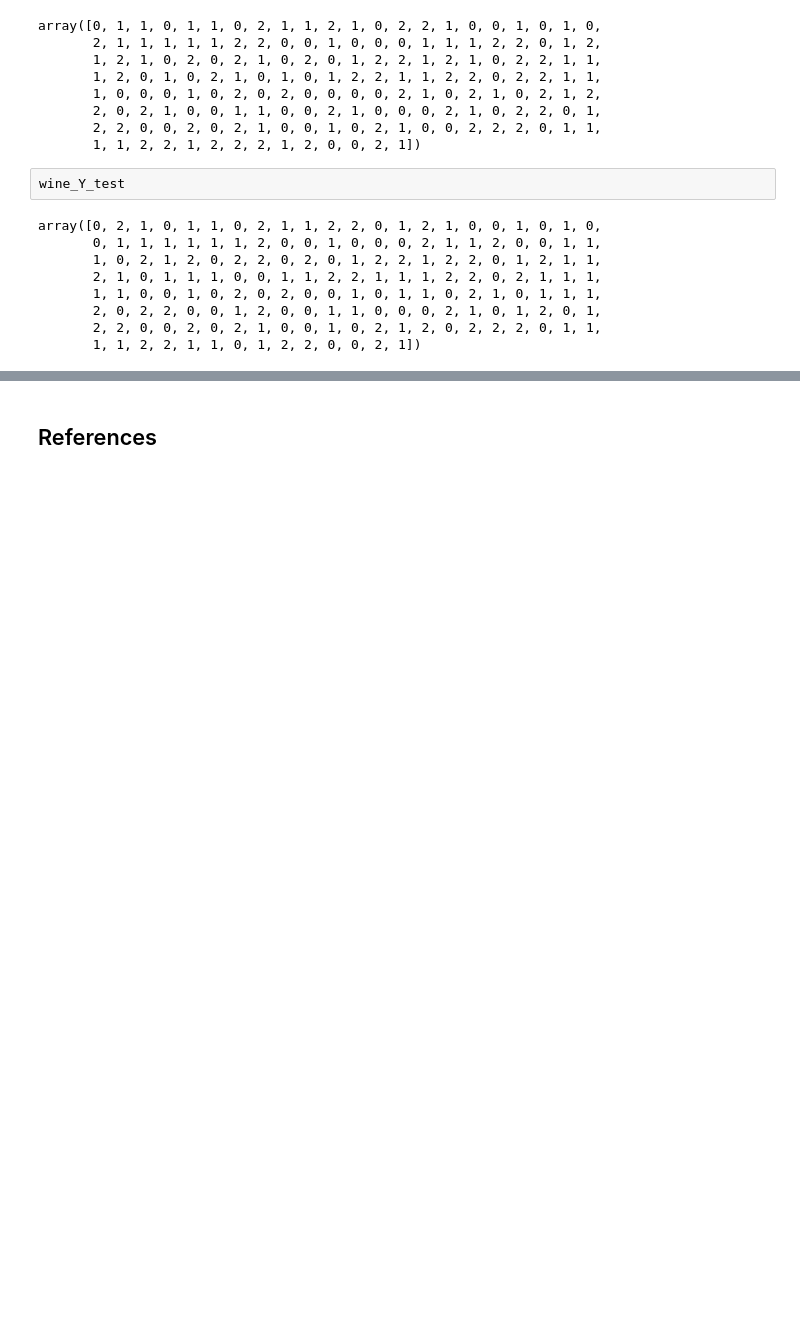
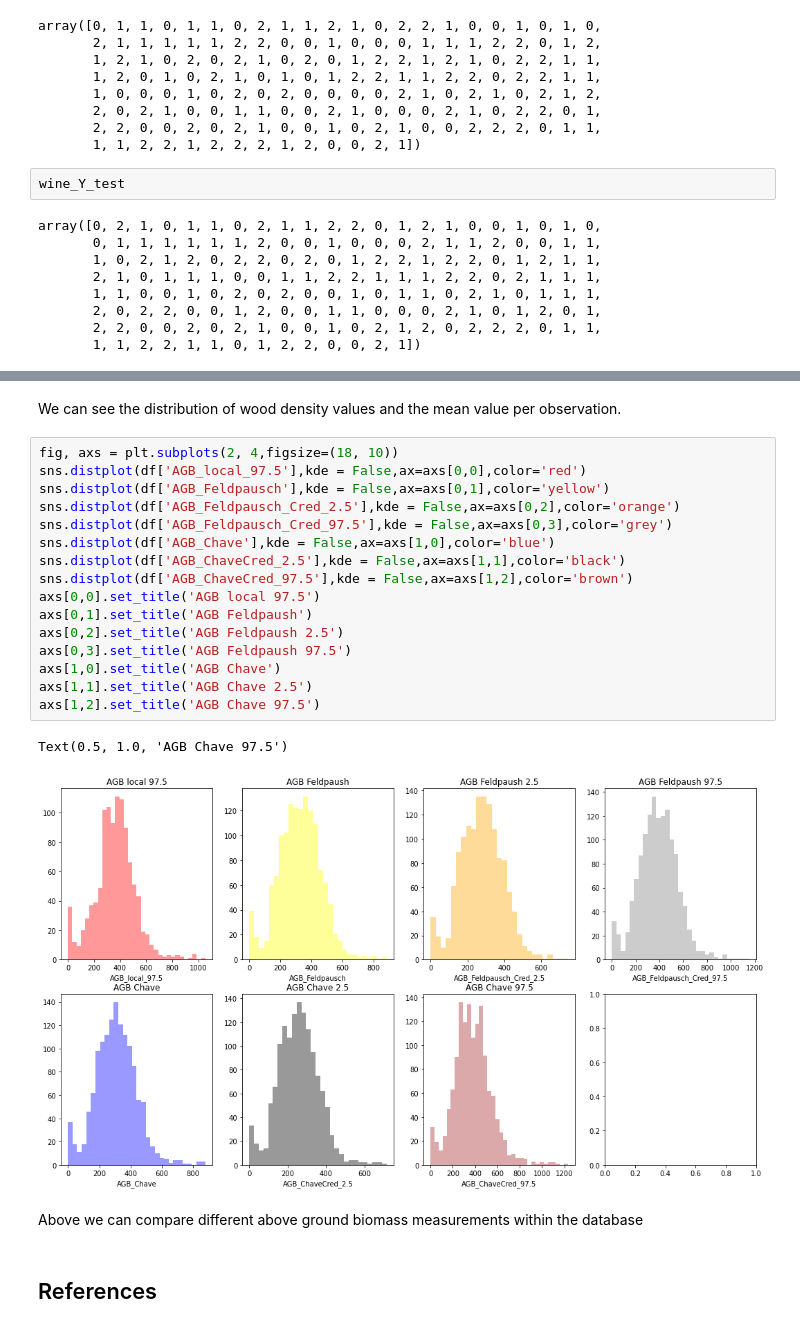
Before and after one commit to Manuferu/Machine_Learning_and_Stats, a Jupyter notebook: scikit-learn.ipynb, the cells around one changed output, grey strips where cells are left out. Drawn from its saved outputs; the diff is of its cells as text; blank space fills up the shorter version.

```diff
--- a/scikit-learn.ipynb
+++ b/scikit-learn.ipynb
@@ -135,3 +184,26 @@ array([0, 2, 1, 0, 1, 1, 0, 2, 1, 1, 2, 2, 0, 1, 2, 1, 0, 0, 1, 0, 1, 0,
+# %% [markdown]
+We can see the distribution of wood density values and the mean value per observation.
+# %%
+fig, axs = plt.subplots(2, 4,figsize=(18, 10))
+sns.distplot(df['AGB_local_97.5'],kde = False,ax=axs[0,0],color='red')
+sns.distplot(df['AGB_Feldpausch'],kde = False,ax=axs[0,1],color='yellow')
+sns.distplot(df['AGB_Feldpausch_Cred_2.5'],kde = False,ax=axs[0,2],color='orange')
+sns.distplot(df['AGB_Feldpausch_Cred_97.5'],kde = False,ax=axs[0,3],color='grey')
+sns.distplot(df['AGB_Chave'],kde = False,ax=axs[1,0],color='blue')
+sns.distplot(df['AGB_ChaveCred_2.5'],kde = False,ax=axs[1,1],color='black')
+sns.distplot(df['AGB_ChaveCred_97.5'],kde = False,ax=axs[1,2],color='brown')
+axs[0,0].set_title('AGB local 97.5')
+axs[0,1].set_title('AGB Feldpaush')
+axs[0,2].set_title('AGB Feldpaush 2.5')
+axs[0,3].set_title('AGB Feldpaush 97.5')
+axs[1,0].set_title('AGB Chave')
+axs[1,1].set_title('AGB Chave 2.5')
+axs[1,2].set_title('AGB Chave 97.5')
+# %% [output]
+Text(0.5, 1.0, 'AGB Chave 97.5')
+[figure, added]
+# %% [markdown]
+Above we can compare different above ground biomass measurements within the database
 # %% [markdown]
 ## References
 # %% [markdown]
```
Also changed, not shown: parts of 10 cells of this notebook.
